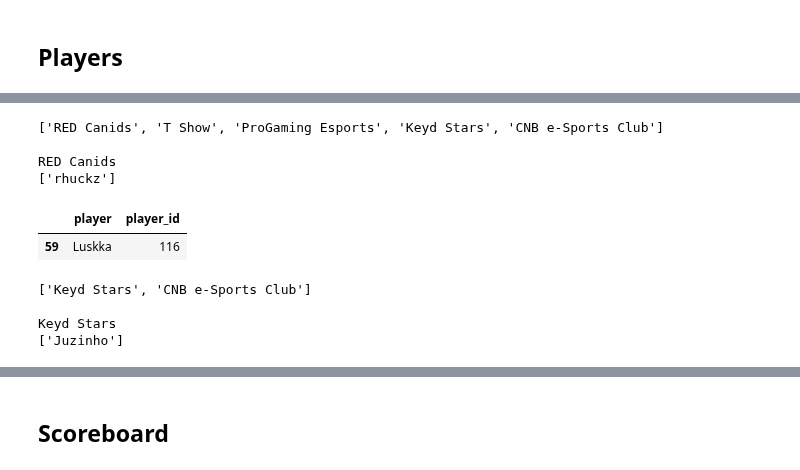
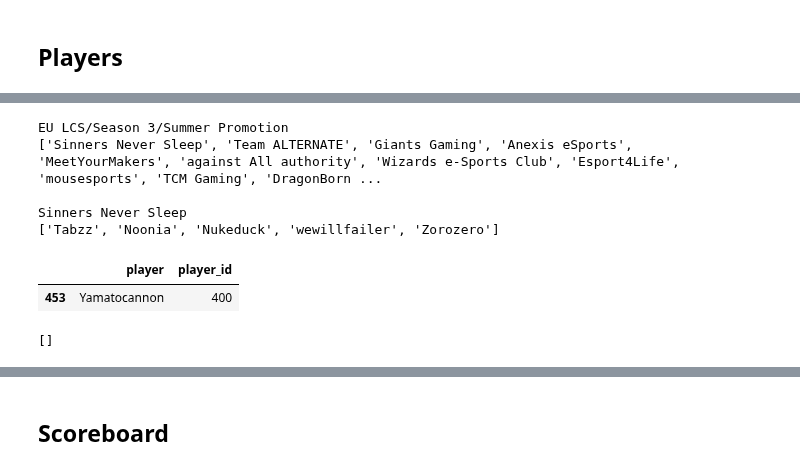
Before and after one commit to posky/LoL-Esports, a Jupyter notebook: parse_matches.ipynb, the cells around one changed output, grey strips where cells are left out. Saved outputs shown, nothing was run; the diff lists cells and outputs as text; code cells hidden in the pictures.

```diff
--- a/parse_matches.ipynb
+++ b/parse_matches.ipynb
@@ -224,27 +243,29 @@ CNB e-Sports Club
 # %%
+print(scoreboard_players['OverviewPage'].unique()[0])
 teams = list(names.keys())
 print(teams)
 print()
 print(teams[0])
 print(names[teams[0]])
 # %% [output]
-['RED Canids', 'T Show', 'ProGaming Esports', 'Keyd Stars', 'CNB e-Sports Club']
+EU LCS/Season 3/Summer Promotion
+['Sinners Never Sleep', 'Team ALTERNATE', 'Giants Gaming', 'Anexis eSports', 'MeetYourMakers', 'against All authority', 'Wizards e-Sports Club', 'Esport4Life', 'mousesports', 'TCM Gaming', 'DragonBorn ...
 
-RED Canids
-['rhuckz']
+Sinners Never Sleep
+['Tabzz', 'Noonia', 'Nukeduck', 'wewillfailer', 'Zorozero']
 # %%
-players.loc[players['player'].str.contains('lus', case=False)]
+players.loc[players['player'].str.contains('yamato', case=False)]
 # %% [output]
 |  | player | player_id |
-| 59 | Luskka | 116 |
+| 453 | Yamatocannon | 400 |
 # %%
 if len(names) > 0:
     name = names[teams[0]].pop(0)
     players = pd.concat(
         [
             players,
-            # pd.Series({'player': name, 'player_id': get_new_id(players)}).to_frame().T
-            pd.Series({'player': name, 'player_id': 116}).to_frame().T
+            pd.Series({'player': name, 'player_id': get_new_id(players)}).to_frame().T
+            # pd.Series({'player': name, 'player_id': 400}).to_frame().T
         ],
         ignore_index=True
     )
@@ -257,10 +278,7 @@ if len(teams) > 0:
     print(teams[0])
     print(names[teams[0]])
 # %% [output]
-['Keyd Stars', 'CNB e-Sports Club']
-
-Keyd Stars
-['Juzinho']
+[]
 # %%
 players = players.sort_values(by='player').reset_index(drop=True)
 players
```
Also changed, not shown: parts of 10 cells of this notebook.
